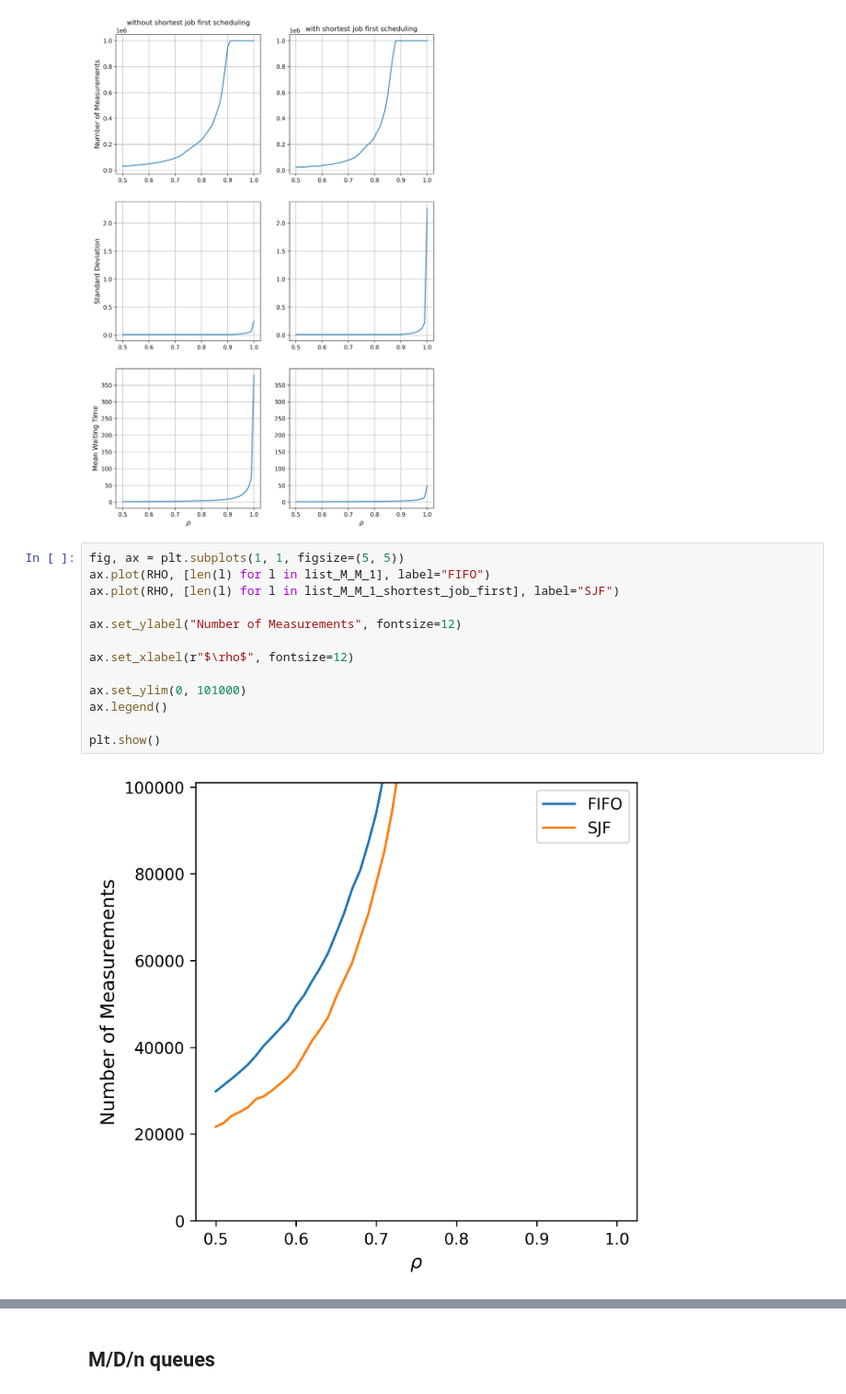
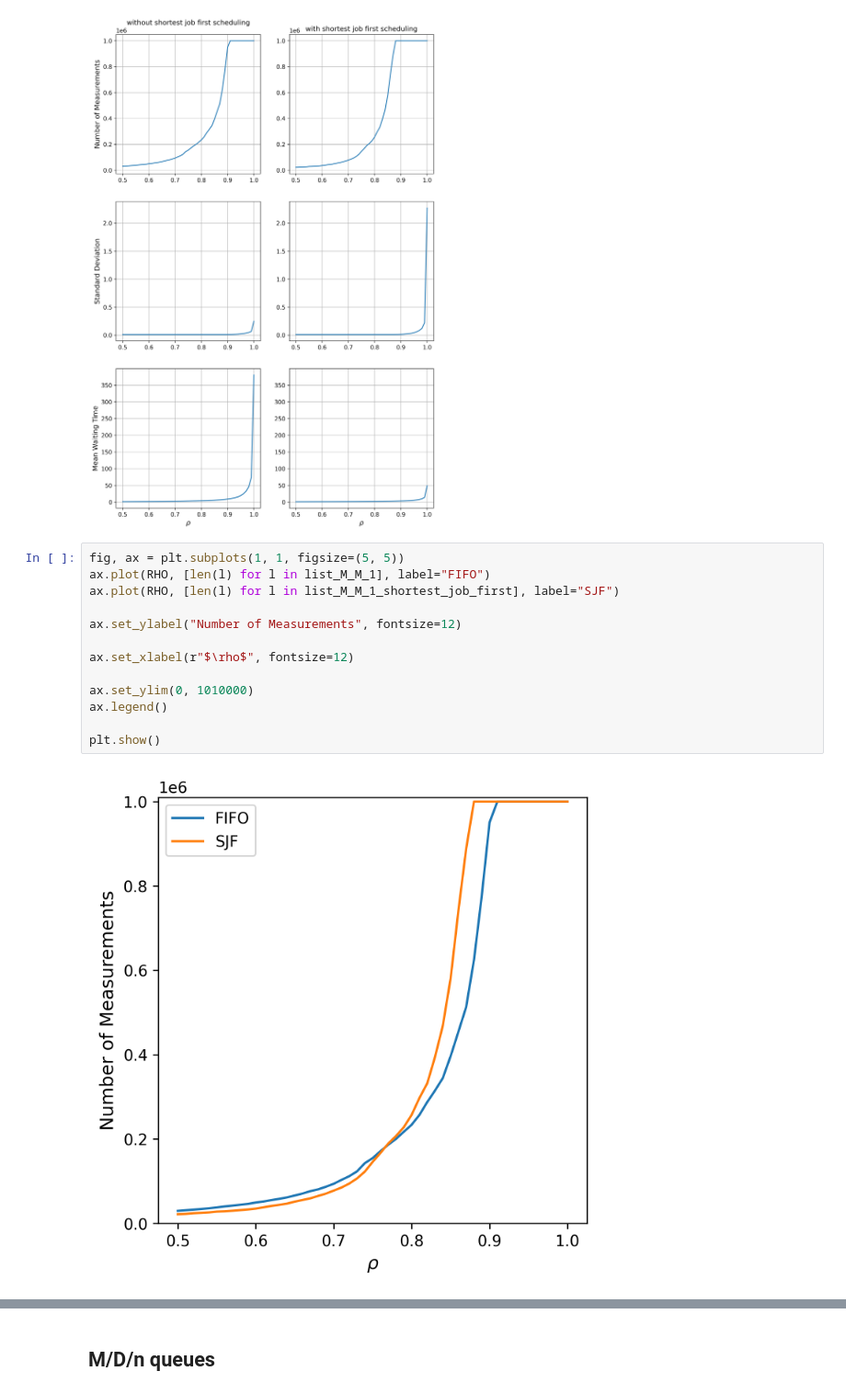
Before and after one commit to tuaosh/StochSim-Assignment-2, a Jupyter notebook: simulations.ipynb, the cells around one changed output, grey strips where cells are left out. Shown at 92% size. Cells and saved outputs as stored; diff of their text form.

Commit message:
Changed some values for new plots in xRange .5 - 1.0 and max 1000000 values.

```diff
--- a/simulations.ipynb
+++ b/simulations.ipynb
@@ -362,18 +367,18 @@ plt.show()
 # %%
 fig, ax = plt.subplots(1, 1, figsize=(5, 5))
 ax.plot(RHO, [len(l) for l in list_M_M_1], label="FIFO")
 ax.plot(RHO, [len(l) for l in list_M_M_1_shortest_job_first], label="SJF")
 
 ax.set_ylabel("Number of Measurements", fontsize=12)
 
 ax.set_xlabel(r"$\rho$", fontsize=12)
 
-ax.set_ylim(0, 101000)
+ax.set_ylim(0, 1010000)
 ax.legend()
 
 plt.show()
 # %% [output]
-[figure, old version]
+[figure, new version]
 # %%
 fig, ax = plt.subplots(1, 1, figsize=(5, 5))
 ax.plot(RHO, means_M_M_1, label="FIFO")
```
Also changed, not shown: parts of 6 cells of this notebook.
